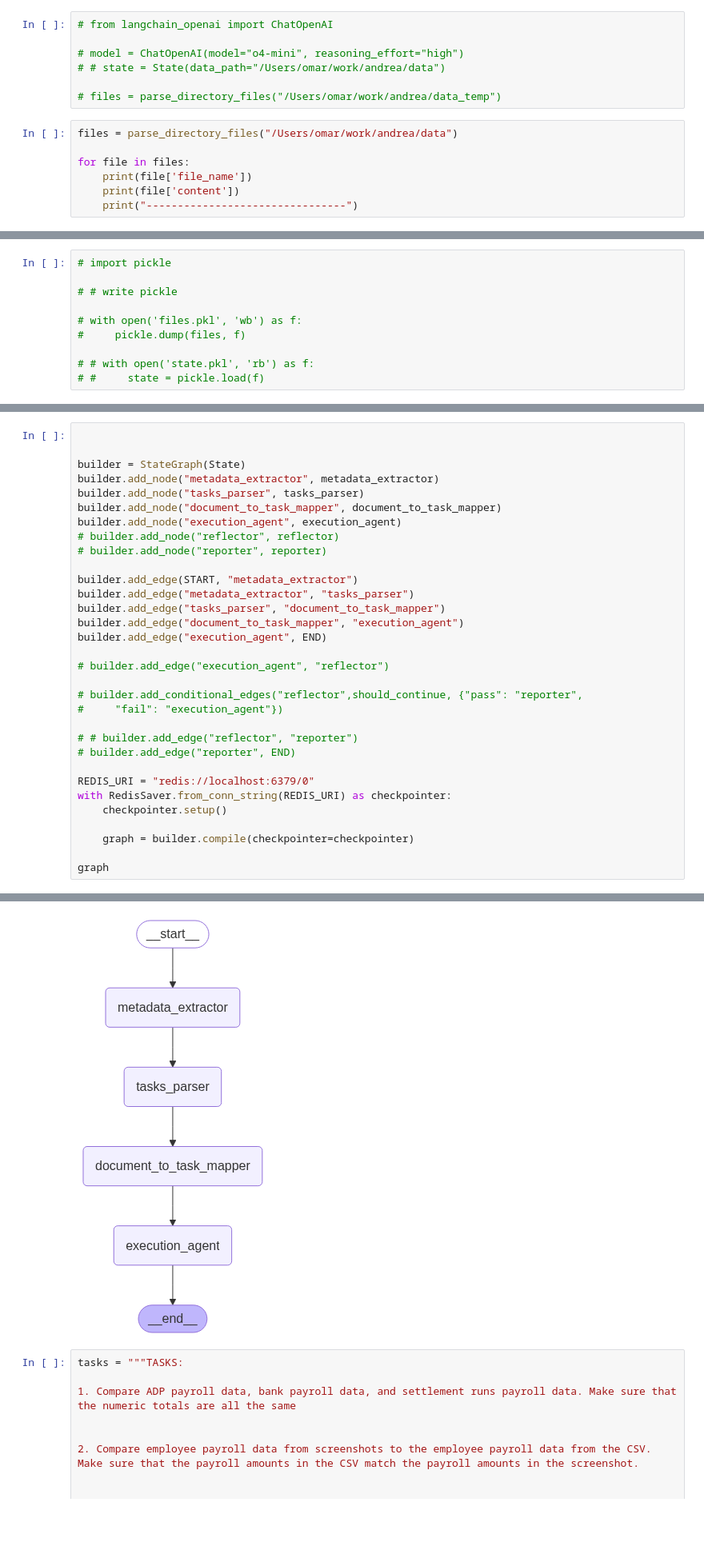
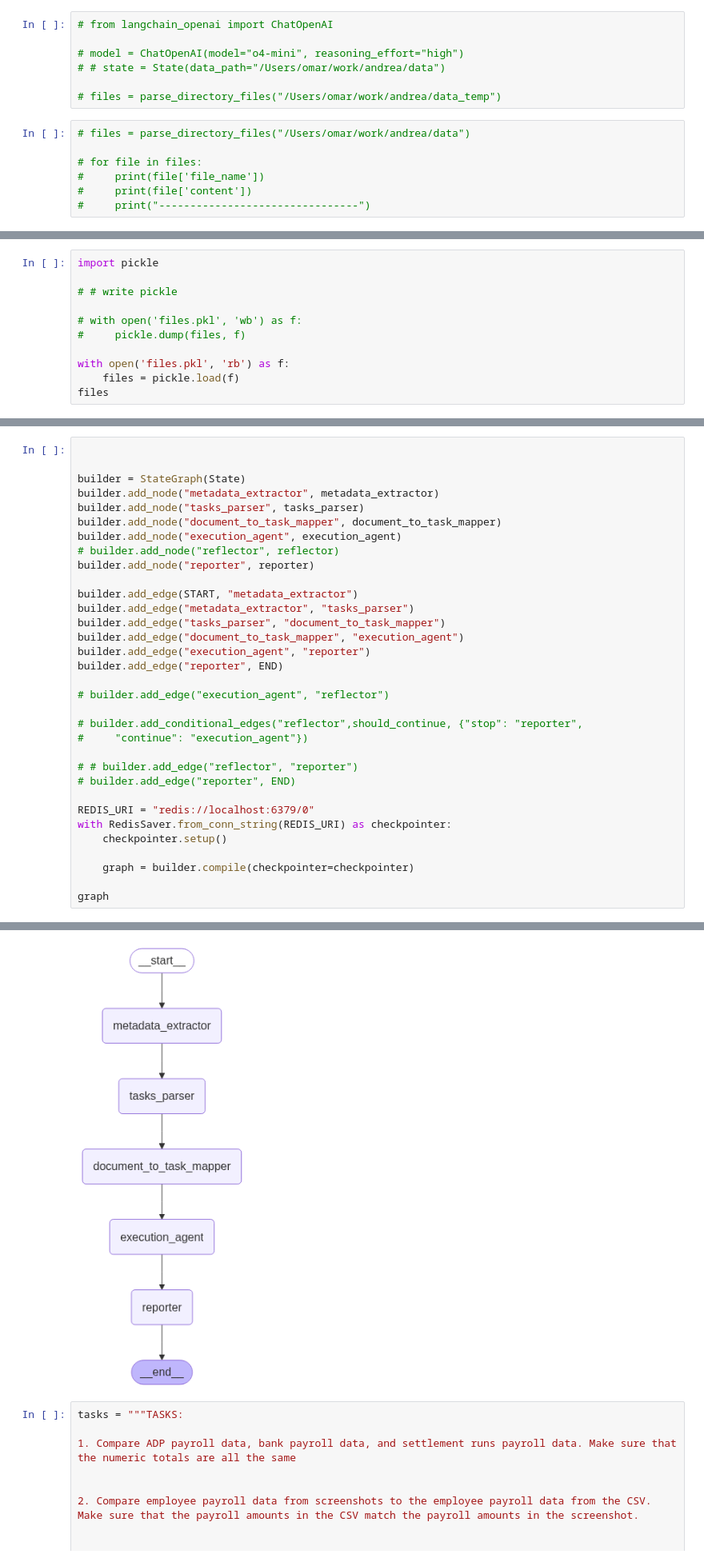
Before and after one commit to OmarHory/andera-payroll_audit, a Jupyter notebook: agents.ipynb, the cells around one changed output, grey strips where cells are left out. Shown at 80% size. Drawn from its saved outputs; the diff is of its cells as text; blank space fills up the shorter version.

```diff
--- a/agents.ipynb
+++ b/agents.ipynb
@@ -23,9 +23,9 @@ from langchain_openai import ChatOpenAI
 
 # files = parse_directory_files("/Users/omar/work/andrea/data_temp")
 # %%
-files = parse_directory_files("/Users/omar/work/andrea/data")
+# files = parse_directory_files("/Users/omar/work/andrea/data")
 
-for file in files:
-    print(file['file_name'])
-    print(file['content'])
-    print("--------------------------------")
+# for file in files:
+#     print(file['file_name'])
+#     print(file['content'])
+#     print("--------------------------------")
@@ -50,10 +32,11 @@ Payment Currency: USD
 # %%
-# import pickle
+import pickle
 
 # # write pickle
 
 # with open('files.pkl', 'wb') as f:
 #     pickle.dump(files, f)
 
-# # with open('state.pkl', 'rb') as f:
-# #     state = pickle.load(f)
+with open('files.pkl', 'rb') as f:
+    files = pickle.load(f)
+files
@@ -192,18 +194,19 @@ builder.add_node("tasks_parser", tasks_parser)
 builder.add_node("document_to_task_mapper", document_to_task_mapper)
 builder.add_node("execution_agent", execution_agent)
 # builder.add_node("reflector", reflector)
-# builder.add_node("reporter", reporter)
+builder.add_node("reporter", reporter)
 
 builder.add_edge(START, "metadata_extractor")
 builder.add_edge("metadata_extractor", "tasks_parser")
 builder.add_edge("tasks_parser", "document_to_task_mapper")
 builder.add_edge("document_to_task_mapper", "execution_agent")
-builder.add_edge("execution_agent", END)
+builder.add_edge("execution_agent", "reporter")
+builder.add_edge("reporter", END)
 
 # builder.add_edge("execution_agent", "reflector")
 
-# builder.add_conditional_edges("reflector",should_continue, {"pass": "reporter",
-#     "fail": "execution_agent"})
+# builder.add_conditional_edges("reflector",should_continue, {"stop": "reporter",
+#     "continue": "execution_agent"})
 
 # # builder.add_edge("reflector", "reporter")
 # builder.add_edge("reporter", END)
@@ -223,4 +226,4 @@ graph
-[figure, old version]
+[figure, new version]
 # %%
 tasks = """TASKS:
 
```
Also changed, not shown: parts of 8 cells of this notebook, 11 other files.
